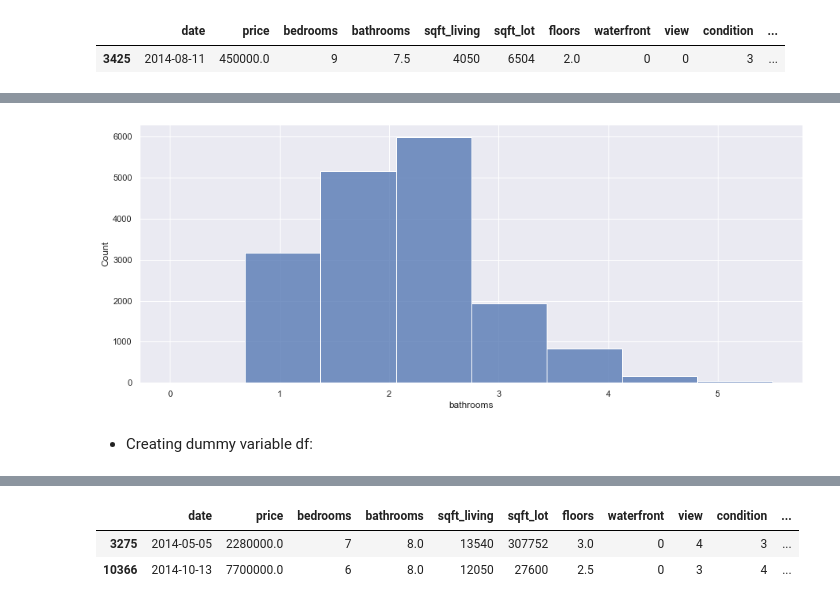
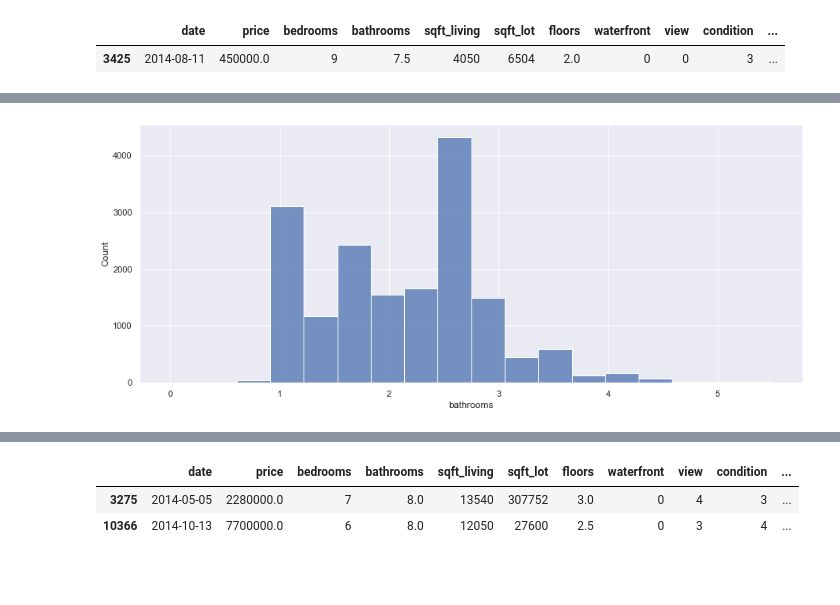
Before and after one commit to mike-flanagan/king_county_property_values_analysis_predictive_model, a Jupyter notebook: King_County_CRISP-DM-EDA.ipynb, the cells around one changed output, grey strips where cells are left out. Cells and saved outputs as stored; diff of their text form; code cells hidden in the pictures; blank space fills up the shorter version.

```diff
--- a/King_County_CRISP-DM-EDA.ipynb
+++ b/King_County_CRISP-DM-EDA.ipynb
@@ -115,12 +112,0 @@ df['sale_season_spring'] = np.where(((df.sale_month == 4)
-# %%
-df['sale_season_summer'] = np.where(((df.sale_month == 7)
-                                   | (df.sale_month == 8)
-                                   | (df.sale_month == 9)),
-                                   1,
-                                   0)
-# %%
-df['sale_season_fall'] = np.where(((df.sale_month == 10)
-                                 | (df.sale_month == 11)
-                                 | (df.sale_month == 12)),
-                                  1,
-                                  0)
@@ -368,3 +379,9 @@ df.bedrooms.median()
+# %%
+df['bedrooms'] =  np.where(df['bedrooms'] >5, # CLEANING: Caps total number of bedrooms to IQR max
+                                      5,
+                                      df.bedrooms)
+
+df = df[df.bedrooms != 0] # CLEANING: drops properties with 0 bedrooms
 # %%
 fig, ax = plt.subplots(figsize=(15,6))
 sns.boxplot(x=df.bedrooms, ax=ax);
@@ -440,7 +506,3 @@ df[df.bedrooms == 11]
 # %% [output]
 |  | id | date | price | bedrooms | bathrooms | sqft_living | sqft_lot | floors | waterfront | view | ... |
 | 2356 | 1773100755 | 2014-08-21 | 520000.0 | 11 | 3.0 | 3000 | 4960 | 2.0 | 0 | 0 | ... |
-# %%
-df['bedrooms'] = np.where(df.bedrooms == 10, # sets negative 33 bedrooms to 3 (median and likely intended entry)
-                                      1,
-                                      df.bedrooms)
@@ -479,8 +595,6 @@ df[df.bathrooms == 7.5]
 baths = df[df.bathrooms < 5.75]
 # %%
 fig, ax = plt.subplots(figsize=(15,6))
-sns.histplot(baths.bathrooms, ax=ax, bins=8);
+sns.histplot(baths.bathrooms, ax=ax, bins=18);
 # %% [output]
-[figure, old version]
+[figure, new version]
-# %% [markdown]
-- Creating dummy variable df:
```
Also changed, not shown: parts of 120 cells of this notebook.
